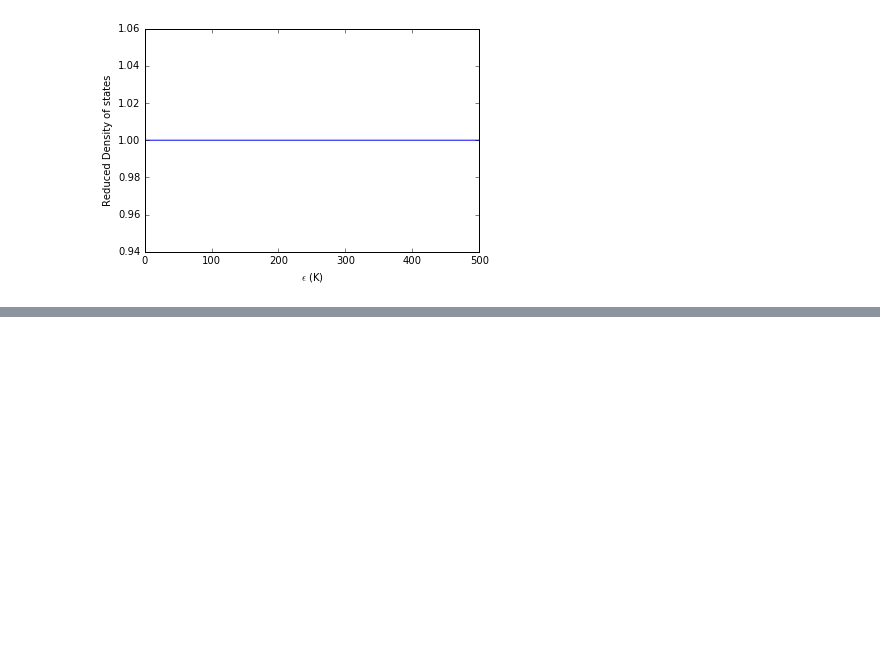
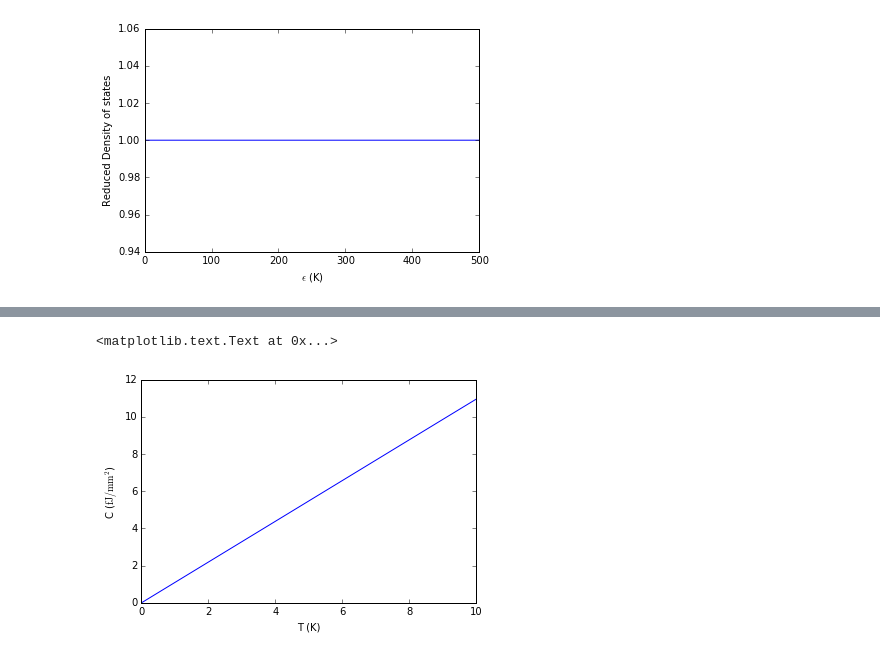
Before and after one commit to ben741/non-interacting-2DEG, a Jupyter notebook: demo.ipynb, the cells around one changed output, grey strips where cells are left out. Drawn from its saved outputs; the diff is of its cells as text; code cells hidden in the pictures; blank space fills up the shorter version.

```diff
--- a/demo.ipynb
+++ b/demo.ipynb
@@ -26,6 +31,7 @@ As a first exmaple let's calculate values for a flat density of states, correspo
 # %%
 n_e = 3e15
-print('Fermi energy is: %.3f'%E_fermi(n_e))
+E_f = E_fermi(n_e)
+print('Fermi energy is: %.3f'%E_f)
 # %% [output]
 Fermi energy is: 124.387
 # %% [markdown]
@@ -44,0 +80,8 @@ We can calculate the chemical potential, $mu$, as a function of temperature. We
+# %%
+C_arr = np.array([specific_heat(eps, dens, T, mu=E_f, n_e=n_e) for T in T_arr])
+plt.plot(T_arr, k_b * C_arr * 1e-6 * 1e15)
+plt.xlabel ("T (K)")
+plt.ylabel (r"C ($\rm fJ/mm^2$)")
+# %% [output]
+<matplotlib.text.Text at 0x...>
+[figure, added]
```
Also changed, not shown: parts of 19 cells of this notebook, 1 other file.
